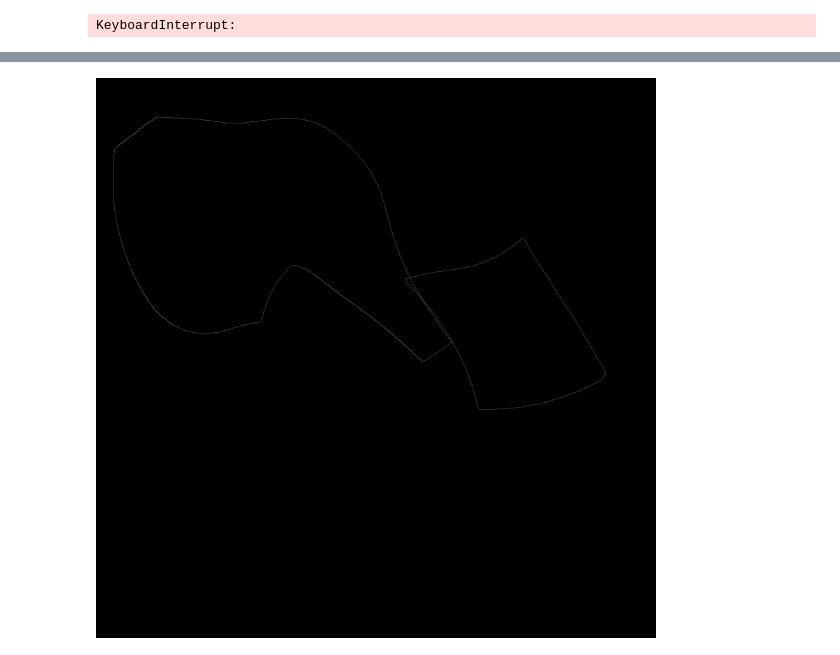
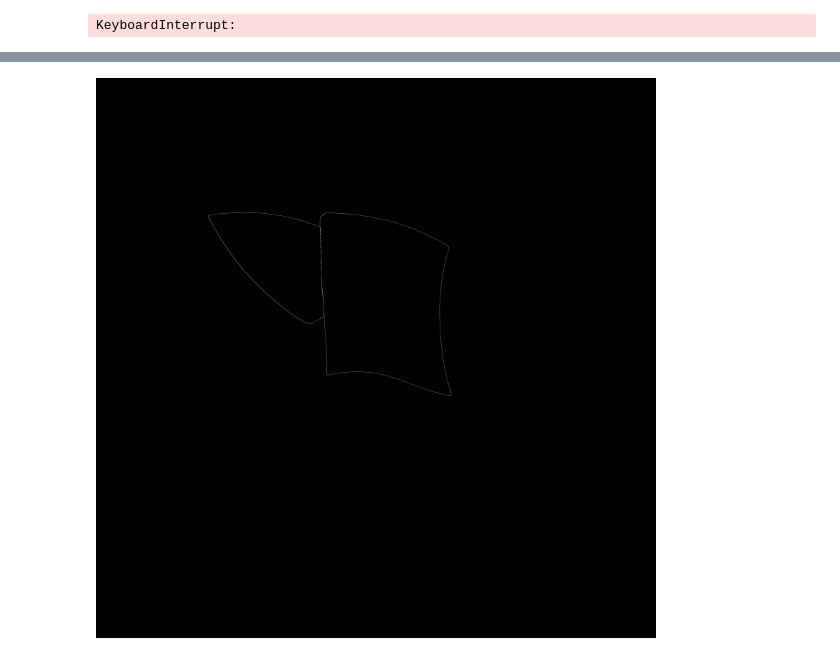
Before and after one commit to Totti00/VA_Project, a Jupyter notebook: VA_project.ipynb, the cells around one changed output, grey strips where cells are left out. Saved outputs shown, nothing was run; the diff lists cells and outputs as text; code cells hidden in the pictures.

```diff
--- a/VA_project.ipynb
+++ b/VA_project.ipynb
@@ -310,9 +310,12 @@ def check_euc_distance(arr1, arr2):
   quad_distance2 = quad_distance2X + quad_distance2Y
 
   # Calcola le soglie massima e minima consentite
-  tol = 0.3  # 30% di tolleranza
+  tol = 0.5  # 30% di tolleranza
   min_threshold = (1 - tol) * min(quad_distance1, quad_distance2)
   max_threshold = (1 + tol) * max(quad_distance1, quad_distance2)
+  print("valore min thresh -> ", min_threshold)
+  print("valore max thresh -> ", max_threshold)
+  print("valore euristica -> ", abs(quad_distance1 - quad_distance2))
 
   # Confronta le distanze considerando la tolleranza
   return min_threshold <= abs(quad_distance1 - quad_distance2) <= max_threshold
@@ -347,7 +350,7 @@ def get_cosine_angle(a, b, c):
 def eval_match(edge1, edge2):
   arr1 = edge1.copy()
   arr2 = edge2.copy()
-  if check_length(arr1, arr2) and check_euc_distance(arr1, arr2):  #check_euc_distance(arr1, arr2)
+  if check_length(arr1, arr2):  #check_euc_distance(arr1, arr2)
     shift = arr1[0] - arr2[0]
     arr2 += shift
     arr2 = rotate(arr2, arr2[0], get_angle(arr1[-1], arr1[0], arr2[-1]))
@@ -368,22 +371,24 @@ def match_edges_with_size(arr1, arr2, size, dizionario):
   edge_min = edge_min[::-1]
   edge_max = max((edge_1, edge_2), key=len)
   len_max = len(edge_max)
-  for x in range(0, len_max - size, 1):
-    for y in range(0, len(edge_min) - size, 1):
-      if(x > 4800 and (x+size) < 6700 and y > 2000 and (y+size) < 2800):
-        seg_edge = np.zeros((3016, 3016))
-        x_coords, y_coords = edge_max[x:x+size, 0], edge_max[x:x+size, 1]
-        seg_edge[x_coords, y_coords] = 255
-        cv2_imshow(seg_edge)
-        seg_edge = np.zeros((3016, 3016))
-        x_coords, y_coords = edge_min[y:y+size, 0], edge_min[y:y+size, 1]
-        seg_edge[x_coords, y_coords] = 255
-        cv2_imshow(seg_edge)
+  for x in range(0, len_max - size, 10):
+    for y in range(0, len(edge_min) - size, 10):
+      #if(x > 4800 and (x+size) < 6700 and y > 2000 and (y+size) < 2800):
+        #seg_edge = np.zeros((3016, 3016))
+        #x_coords, y_coords = edge_max[x:x+size, 0], edge_max[x:x+size, 1]
+        #seg_edge[x_coords, y_coords] = 255
+        #cv2_imshow(seg_edge)
+        #seg_edge = np.zeros((3016, 3016))
+        #x_coords, y_coords = edge_min[y:y+size, 0], edge_min[y:y+size, 1]
+        #seg_edge[x_coords, y_coords] = 255
+        #cv2_imshow(seg_edge)
 
-        distance = eval_match(edge_min[y:y+size], edge_max[x:x+size])
-        print(distance)
-      else:
-        distance = eval_match(edge_min[y:y+size], edge_max[x:x+size])
+        #distance = eval_match(edge_min[y:y+size], edge_max[x:x+size])
+        #print("Lenght -> ", check_length(arr1, arr2))
+        #print("Euristica -> ", check_euc_distance(arr1, arr2))
+        #print("Distanza -> ", distance)
+      #else:
+      distance = eval_match(edge_min[y:y+size], edge_max[x:x+size])
 
       #if distance < 3.0:
       if distance < min_distance:
@@ -459,7 +464,7 @@ def visualize(points, arr1, arr2):
   cv2_imshow(seg_edge)
 # %%
 dizionario = {}
-score, coords = match_edges_with_size(contours[0], contours[2], 600, dizionario)   #1, 3, 400
+score, coords = match_edges_with_size(contours[1], contours[2], 350, dizionario)   #1, 3, 400
 print(score)
 print(coords)
 # %% [output]
@@ -513,32 +513,33 @@ def attach_fragments(edgeMin, edgeMax, x, x_size, y, y_size):
   return False
 # %%
 #ATTACCA I PEZZI
-edge_1 = contours[0].copy()
+edge_1 = contours[1].copy()
 edge_2 = contours[2].copy()
 edge_min = min((edge_1, edge_2), key=len)
 edge_min = edge_min[::-1]
 edge_max = max((edge_1, edge_2), key=len)
 
 shift = edge_max[coords[0]:coords[1]][0] - edge_min[coords[2]:coords[3]][0]
 edge_min += shift
 
 angle_prova = get_angle(edge_max[coords[0]:coords[1]][-1], edge_max[coords[0]:coords[1]][0], edge_min[coords[2]:coords[3]][-1])
 edge_min = rotate(edge_min, edge_min[coords[2]:coords[3]][0], angle_prova)
 edge_min = np.ceil(edge_min).astype(int)
 
 while(get_cosine_angle(edge_max[coords[0]:coords[1]][-1], edge_max[coords[0]:coords[1]][0], edge_min[coords[2]:coords[3]][-1]) < 0.90):
   angle_prova = get_angle(edge_max[coords[0]:coords[1]][-1], edge_max[coords[0]:coords[1]][0], edge_min[coords[2]:coords[3]][-1])
   edge_min = rotate(edge_min, edge_min[coords[2]:coords[3]][0], angle_prova)
   edge_min = np.ceil(edge_min).astype(int)
 
 joined_coords = np.concatenate((edge_max, edge_min))
 
 seg_edge = np.zeros((4016, 4016))
+joined_coords += 500
 x_coords, y_coords = joined_coords[:, 0], joined_coords[:, 1]
 seg_edge[x_coords, y_coords] = 255
 cv2_imshow(seg_edge)
 # %% [output]
-[figure, old version]
+[figure, new version]
 # %%
 #SERVE PER CONTROLLARE SE UN PEZZO É DENTRO L'ALTRO
 for point in edge_min:
```
Also changed, not shown: parts of 5 cells of this notebook.
